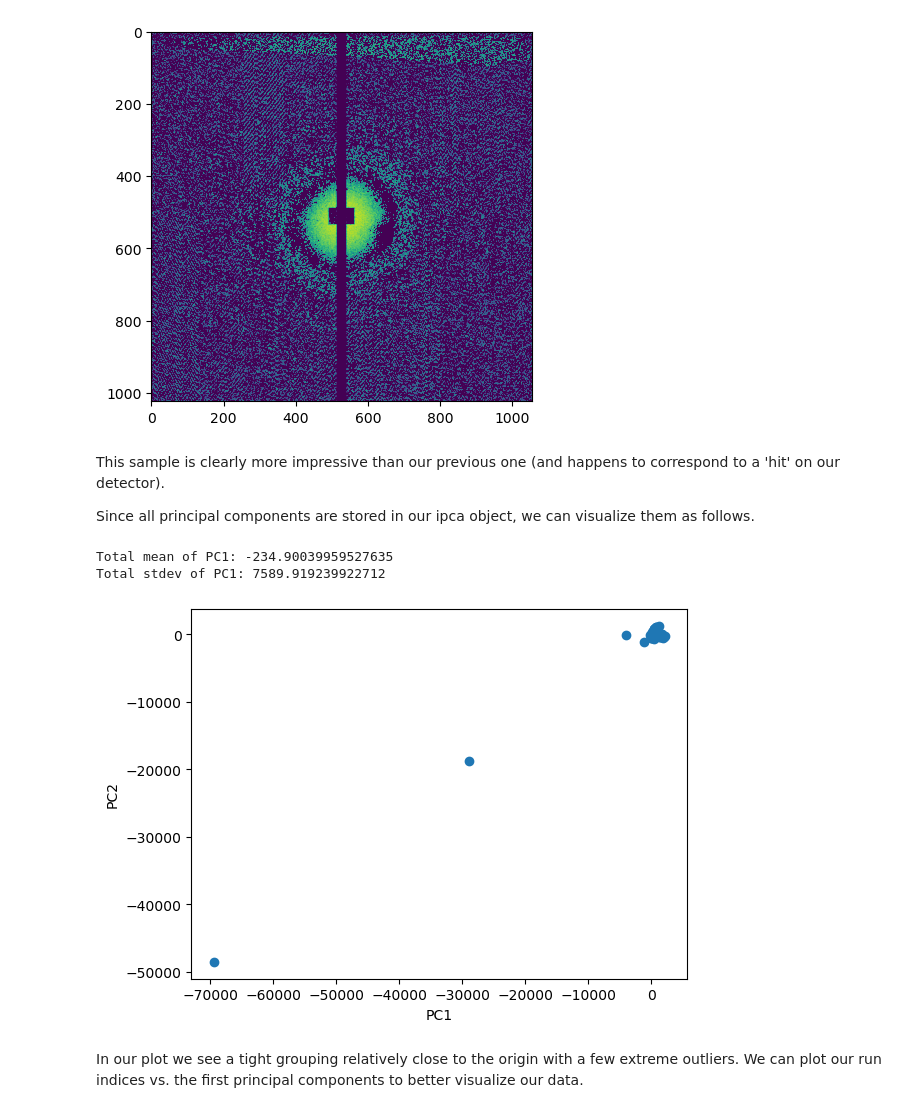
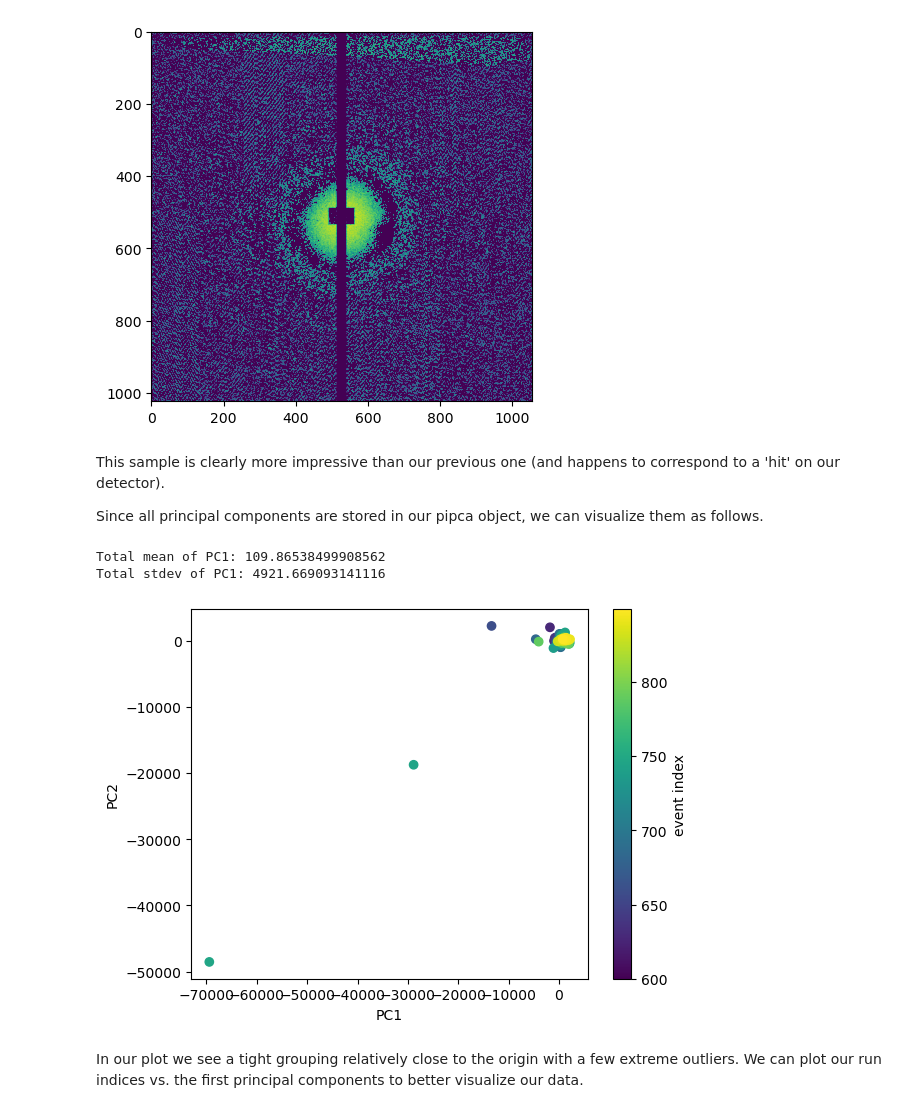
Before and after one commit to slac-lcls/btx, a Jupyter notebook: tutorial/notebooks/demo.ipynb, the cells around one changed output. Drawn from its saved outputs; the diff is of its cells as text; code cells hidden in the pictures.

```diff
--- a/tutorial/notebooks/demo.ipynb
+++ b/tutorial/notebooks/demo.ipynb
@@ -30,5 +31,5 @@ start_offset = 600 # run index of first image to be incorporated into iPCA model
 # %% [markdown]
 With a set of example parameters supplied we now instantiate our PiPCA instance.
 # %%
-ipca = IPCA(exp=exp, run=run, det_type=det_type, start_offset=start_offset, num_components=q, batch_size=m, num_images=n)
+pipca = PiPCA(exp=exp, run=run, det_type=det_type, start_offset=start_offset, num_components=q, batch_size=m, num_images=n)
 # %% [markdown]
@@ -44,7 +45,7 @@ These values correspond to
 # %% [markdown]
 PiPCA is run on the user-specified dataset using the following method.
 # %%
-ipca.run_ipca()
+pipca.run()
 # %% [output]
 WARNING! INVALID CALIBRATION FILE NAME "new" - missing dash
 Factoring 50 samples into 0 sample, 50 component model...
@@ -101,23 +80,26 @@ display_image(709)
 # %% [markdown]
 This sample is clearly more impressive than our previous one (and happens to correspond to a 'hit' on our detector).
 
-Since all principal components are stored in our ipca object, we can visualize them as follows.
+Since all principal components are stored in our pipca object, we can visualize them as follows.
 # %%
-start = 100
-end = start + 100
+start = 0
+end = start + 250
+
+pcs = pipca.pc_data[:, start:end]
 
 print(f"Total mean of PC1: {np.mean(pcs[0])}")
 print(f"Total stdev of PC1: {np.std(pcs[0])}")
 
-pcs = ipca.pc_data[:, start:end]
-plt.scatter(pcs[0], pcs[1])
+plt.scatter(pcs[0], pcs[1], c=np.arange(start_offset + start,
+                                        start_offset + end))
 plt.xlabel('PC1')
 plt.ylabel('PC2')
+plt.colorbar(label='event index')
 plt.show()
 # %% [output]
-Total mean of PC1: -234.90039959527635
-Total stdev of PC1: 7589.919239922712
+Total mean of PC1: 109.86538499908562
+Total stdev of PC1: 4921.669093141116
-[figure, old version]
+[figure, new version]
 # %% [markdown]
 In our plot we see a tight grouping relatively close to the origin with a few extreme outliers. We can plot our run indices vs. the first principal components to better visualize our data.
 # %%
```
Also changed, not shown: parts of 11 cells of this notebook.
